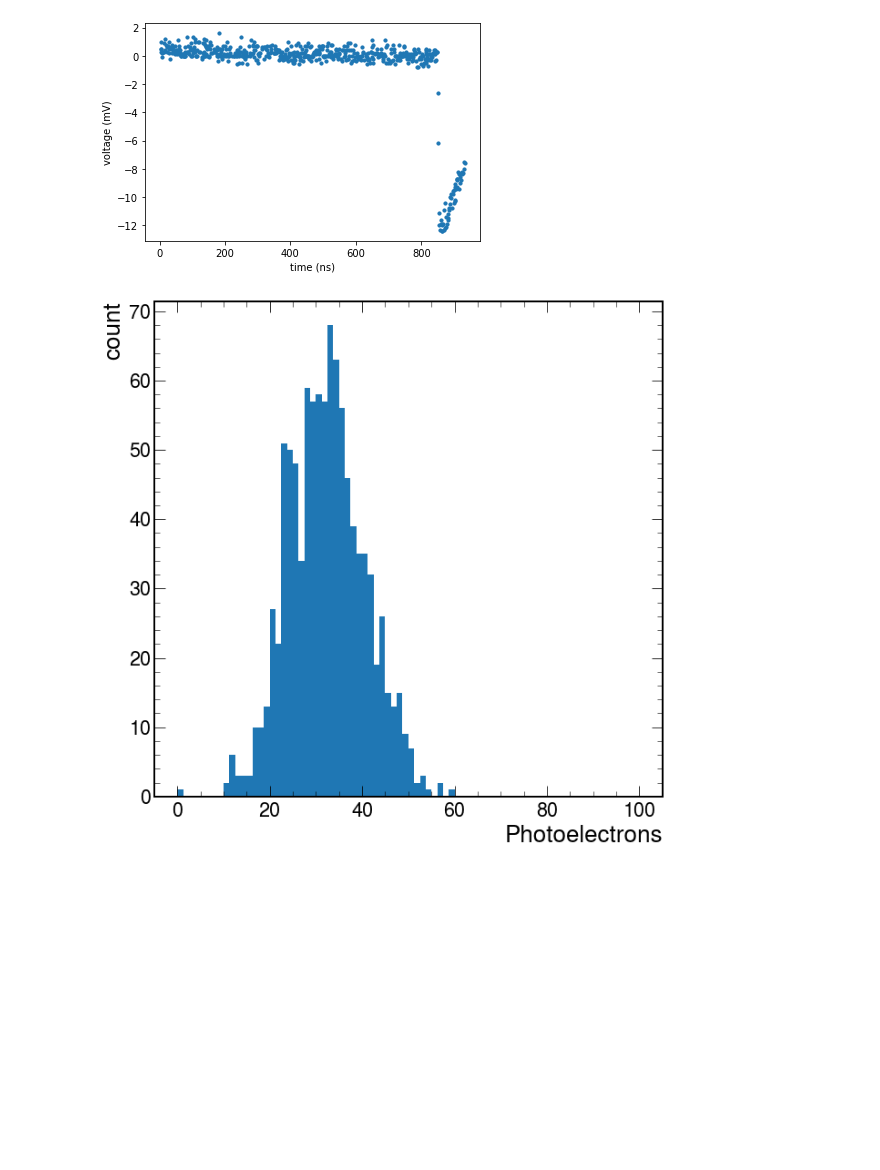
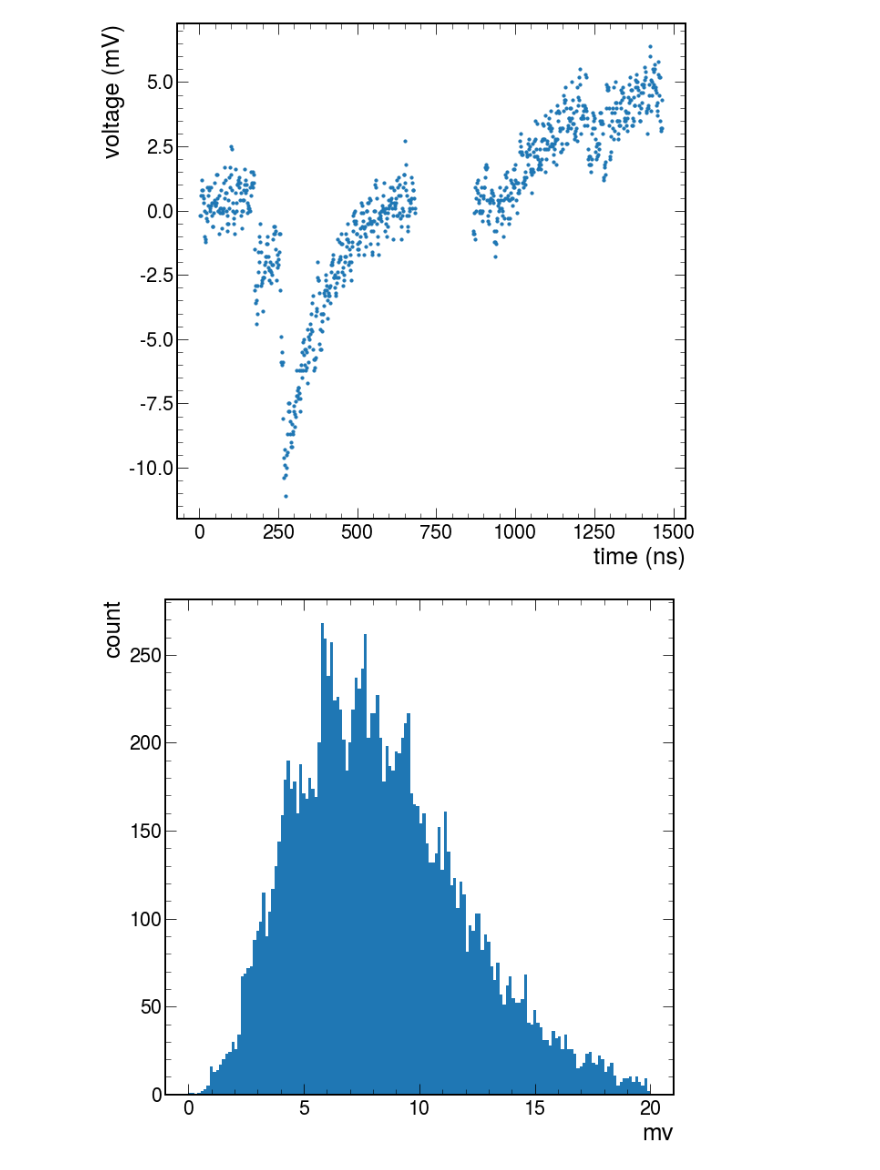
Before and after one commit to SeanBP/Scintillator-Scanner, a Jupyter notebook: RCDAQ_analysis/RCDAQ_Analysis.ipynb, the cells around one changed output. Saved outputs shown, nothing was run; the diff lists cells and outputs as text; code cells hidden in the pictures; blank space fills up the shorter version.

Commit message:
June 17 data

```diff
--- a/RCDAQ_analysis/RCDAQ_Analysis.ipynb
+++ b/RCDAQ_analysis/RCDAQ_Analysis.ipynb
@@ -1,57 +1,58 @@
 # %%
 import matplotlib.pyplot as plt
 import pylab
 import numpy as np
 
 
-with open("../data/Jun14Scan.txt") as f:
+with open("../data/Jun17Finger/1.txt") as f:
     events = f.read().split('-- Event')
 
 
-lines = events[73].split('\n')
+lines = events[3].split('\n')
 time = []
 voltage = []
 #6 - 1028
 for line in lines[6:1028]:
 
     values = line.split()
-    if float(values[3]) < 5:
+    if float(values[4]) < 10:
         time.append(float(values[2]))
         voltage.append(float(values[3]))
 
 plt.scatter(time,voltage,s=10)
 plt.xlabel('time (ns)')
 plt.ylabel('voltage (mV)')
 plt.show()
 # %% [output]
-[figure, old version]
+[figure, new version]
-# %%
-import matplotlib.pyplot as plt
-import pylab
-import numpy as np
-from matplotlib import colors
-import mplhep as hep
-hep.style.use(hep.style.CMS)
-#hep.set_style("CMS")
-
-
-with open("Jun15Scan1.txt") as f:
-    points = (f.read().split('Point'))
-
-point = points[400]
-peaktopeak = []
-p2ps = point.split('\n')
-for p2p in p2ps:
-    try:
-        peaktopeak.append(float(p2p))
-    except ValueError:
-        x=1
-plt.hist(peaktopeak,80,range=(0,100))
-plt.xlabel('Photoelectrons')
-plt.ylabel('count')
-plt.show()
-# %% [output]
-[figure, removed]
+# %%
+import matplotlib.pyplot as plt
+import pylab
+import numpy as np
+from matplotlib import colors
+import mplhep as hep
+hep.style.use(hep.style.CMS)
+#hep.set_style("CMS")
+
+
+with open("Jun17Finger.txt") as f:
+    points = (f.read().split('Point'))
+#264
+point = points[1]
+peaktopeak = []
+p2ps = point.split('\n')
+for p2p in p2ps:
+    try:
+        if float(p2p) < 497:
+            peaktopeak.append(float(p2p))
+    except ValueError:
+        x=1
+plt.hist(peaktopeak,150,range=(0,20))
+plt.xlabel('mv')
+plt.ylabel('count')
+plt.show()
+# %% [output]
+[figure, added]
 # %%
 from scipy.optimize import curve_fit
 def gaussian(x, amp, mean, sigma):
```
Also changed, not shown: parts of 1 cell of this notebook, 7 other files.
